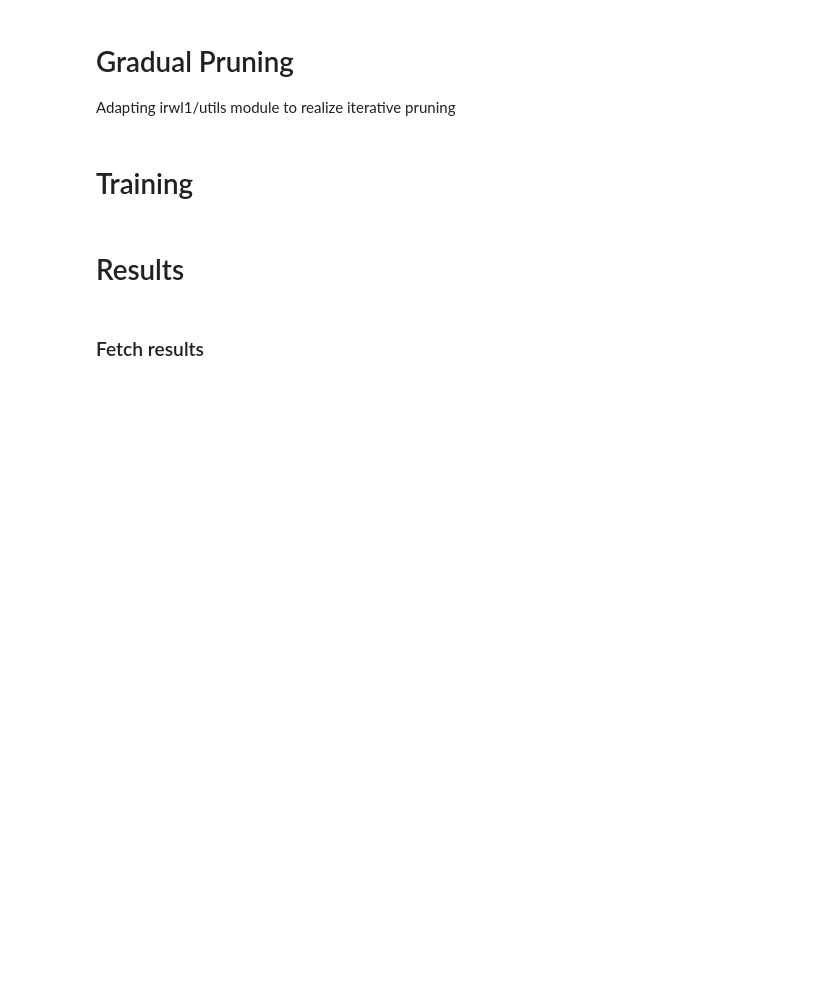
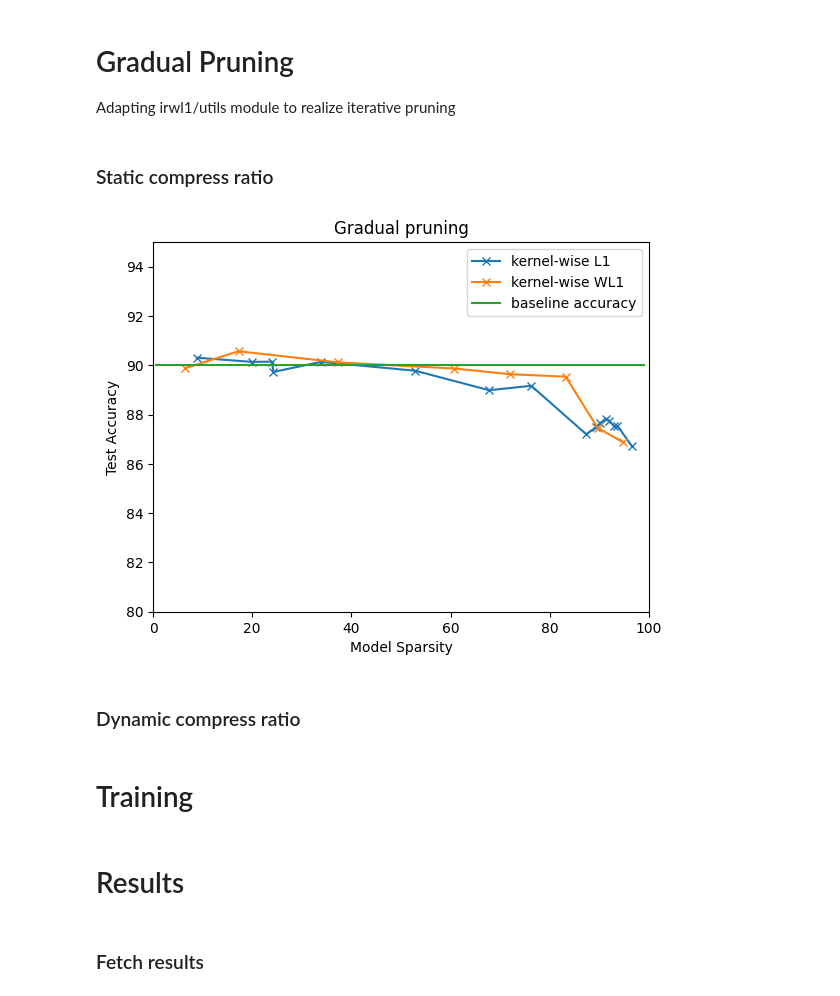
Before and after one commit to VVilmos/irwl1-adaptation, a Jupyter notebook: L0_vs_IRL1_newer.ipynb, the cells around one changed output. Cells and saved outputs as stored; diff of their text form; code cells hidden in the pictures; blank space fills up the shorter version.

```diff
--- a/L0_vs_IRL1_newer.ipynb
+++ b/L0_vs_IRL1_newer.ipynb
@@ -28,15 +38,18 @@ test_image_tensor, test_label_tensor = load_to_memory(test_loader)
 # %% [markdown]
 ### Measure accuracy gain
 # %%
+from irwl1 import config
+
+config.REG_TYPE = "None"
 bn_accuracies, orig_accuracies = [], []
 for i in range(3):
     model = LeNet().to(device)
-    model = train_in_memory(model, train_image_tensor, train_label_tensor, val_image_tensor, val_label_tensor, run_name=f"bn_model{i}")
+    model, _ = train_in_memory(model, train_image_tensor, train_label_tensor, val_image_tensor, val_label_tensor, apply_reg=False, run_name=f"bn_model{i}")
     avg_test_loss, test_acc = test_in_memory(model, test_image_tensor, test_label_tensor)
     bn_accuracies.append(test_acc)
 
 for i in range(3):
     orig_model = oriLeNet().to(device)
-    orig_model = train_in_memory(orig_model, train_image_tensor, train_label_tensor, val_image_tensor, val_label_tensor, run_name=f"orig_model{i}")
+    orig_model, _ = train_in_memory(orig_model, train_image_tensor, train_label_tensor, val_image_tensor, val_label_tensor, apply_reg=False, run_name=f"orig_model{i}")
     avg_test_loss, test_acc = test_in_memory(orig_model, test_image_tensor, test_label_tensor)
     orig_accuracies.append(test_acc)
@@ -45,0 +72,12 @@ print("BN avg test accuracy: ", round(numpy.mean(bn_accuracies), 2))
+# %%
+from irwl1.utils import init_mask, prune_with_mask, test_in_memory, calculate_real_sparsity, save_sparacc_curve
+from irwl1.regularization import L1_penalty_init
+import irwl1.config as config
+spar_cp, acc_cp = [], [] # acc and spar checkpoints along iterative pruning
+
+config.MODE = "weight-wise"
+config.REG_TYPE = "WL1"
+
+
+bn_model = LeNet().to(DEVICE)
+ori_model = oriLeNet().to(DEVICE)
@@ -47,6 +106,8 @@ print("BN avg test accuracy: ", round(numpy.mean(bn_accuracies), 2))
 # Gradual Pruning
 
 Adapting irwl1/utils module to realize iterative pruning
+# %% [markdown]
+### Static compress ratio
 # %%
 from irwl1.utils import init_mask, prune_with_mask, test_in_memory, calculate_real_sparsity, save_sparacc_curve
 from irwl1.regularization import L1_penalty_init
@@ -79,17 +140,23 @@ while (spar <= 95):
 save_sparacc_curve(spar_cp, acc_cp)
 # %%
 import pandas
+import irwl1.config as config
 fig, ax = plt.subplots()
 df = pandas.read_csv(config.CURVE_PATH)
-for mode in ["channel-wise"]:
-    mode_df = df[(df["mode"] == mode) & (df["reg_type"] == "L1")]
-    ax.plot(mode_df["sparsity"], mode_df["accuracy"], marker='x', label=f"{mode} L1")
-ax.plot(spar_cp, acc_cp, marker='x', label=f"{mode} WL1")
-plt.plot( [0.5, 99], [90.77]*2, label="baseline accuracy")
+for reg_type in ["L1", "WL1"]:
+    for mode in ["kernel-wise"]:
+        mode_df = df[(df["mode"] == mode) & (df["reg_type"] == reg_type)]
+        ax.plot(mode_df["sparsity"], mode_df["accuracy"], marker='x', label=f"{mode} {reg_type}")
+# ax.plot(spar_cp, acc_cp, marker='x', label=f"{mode} WL1")
+plt.plot( [0.5, 99], [90.03]*2, label="baseline accuracy")
 ax.set_xlim(0,100)
 ax.set_ylim(80, 95)
 plt.ylabel("Test Accuracy")
 plt.xlabel("Model Sparsity")
 plt.title("Gradual pruning")
 plt.legend()
 plt.show()
+# %% [output]
+[figure, added]
+# %% [markdown]
+### Dynamic compress ratio
```
Also changed, not shown: parts of 10 cells of this notebook, 6 other files.
